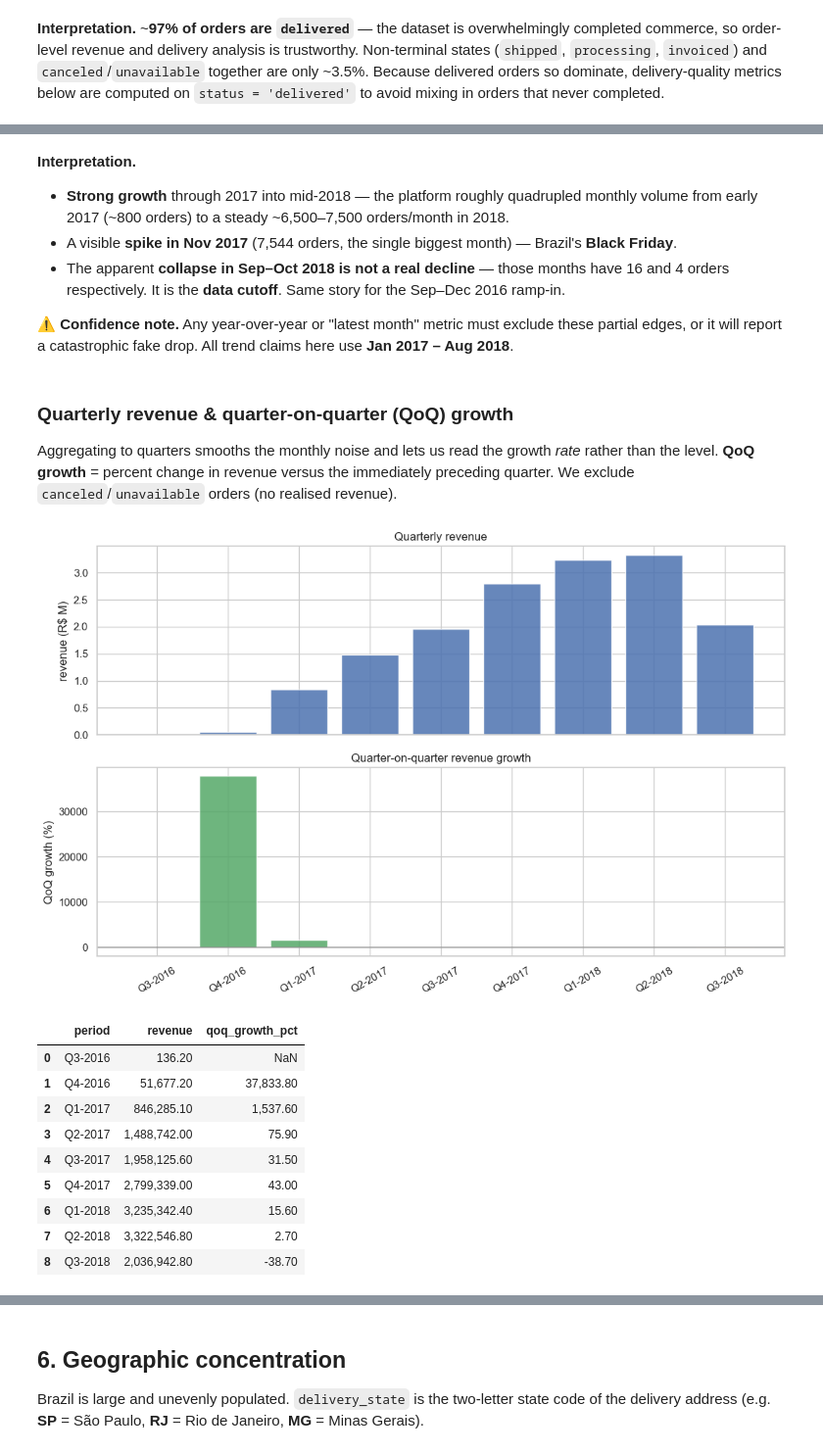
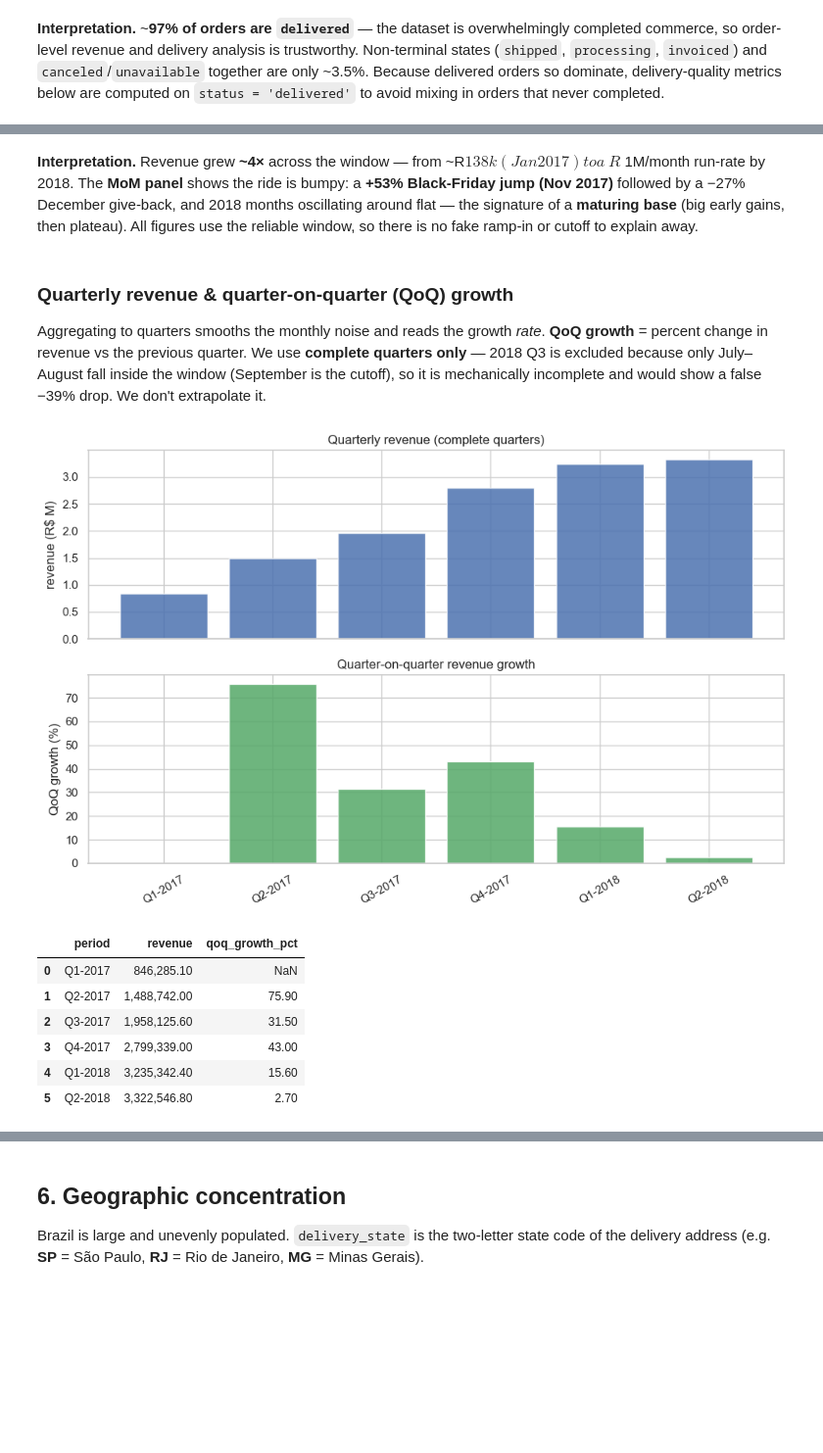
Before and after one commit to Darth0525/retail-platform-analytics, a Jupyter notebook: analysis/01_exploratory_analysis.ipynb, the cells around one changed output, grey strips where cells are left out. Shown at 98% size. Drawn from its saved outputs; the diff is of its cells as text; code cells hidden in the pictures; blank space fills up the shorter version.

```diff
--- a/analysis/01_exploratory_analysis.ipynb
+++ b/analysis/01_exploratory_analysis.ipynb
@@ -44,6 +48,6 @@ names (Snowflake returns them uppercase) so the analysis code stays readable.
 # %%
 import sys
-sys.path.insert(0, ".")  # db.py lives in the notebooks/ folder (this notebook's directory)
+sys.path.insert(0, ".")  # db.py sits alongside this notebook in the analysis/ folder
 
 import db
 import pandas as pd
@@ -63,6 +67,10 @@ def q(sql: str) -> pd.DataFrame:
     df.columns = df.columns.str.lower()
     return df
 
+# Reliable analysis window (see caveats). Dropped into every query via an f-string. The upper bound is
+# exclusive, so Sep 2018 onward and all of 2016 are excluded.
+WINDOW = "purchased_at >= '2017-01-01' and purchased_at < '2018-09-01'"
+
 print("Connected:")
 print(q("select current_database() as db, current_schema() as schema, current_warehouse() as wh").to_string(index=False))
 # %% [output]
@@ -125,9 +138,10 @@ demand. The reliable analysis window is **Jan 2017 → Aug 2018**.
 `status` records the terminal state of each order. This tells us how clean the dataset is and how
 much of it represents completed commerce.
 # %%
-status = q('''
+status = q(f'''
     select status, count(*) as orders
     from dev_marts.fct_orders
+    where {WINDOW}
     group by 1 order by 2 desc
 ''')
 status["pct"] = (100 * status["orders"] / status["orders"].sum()).round(2)
@@ -193,51 +213,45 @@ monthly.tail(6)
-# %% [markdown]
-**Interpretation.**
-- **Strong growth** through 2017 into mid-2018 — the platform roughly quadrupled monthly volume from
-  early 2017 (~800 orders) to a steady ~6,500–7,500 orders/month in 2018.
-- A visible **spike in Nov 2017** (7,544 orders, the single biggest month) — Brazil's **Black Friday**.
-- The apparent **collapse in Sep–Oct 2018 is not a real decline** — those months have 16 and 4 orders
-  respectively. It is the **data cutoff**. Same story for the Sep–Dec 2016 ramp-in.
-
-**⚠️ Confidence note.** Any year-over-year or "latest month" metric must exclude these partial edges,
-or it will report a catastrophic fake drop. All trend claims here use **Jan 2017 – Aug 2018**.
+# %% [markdown]
+**Interpretation.** Revenue grew **~4×** across the window — from ~R$138k (Jan 2017) to a
+~R$1M/month run-rate by 2018. The **MoM panel** shows the ride is bumpy: a **+53% Black-Friday jump
+(Nov 2017)** followed by a −27% December give-back, and 2018 months oscillating around flat — the
+signature of a **maturing base** (big early gains, then plateau). All figures use the reliable window,
+so there is no fake ramp-in or cutoff to explain away.
 # %% [markdown]
 ### Quarterly revenue & quarter-on-quarter (QoQ) growth
 
-Aggregating to quarters smooths the monthly noise and lets us read the growth *rate* rather than the
-level. **QoQ growth** = percent change in revenue versus the immediately preceding quarter. We exclude
-`canceled`/`unavailable` orders (no realised revenue).
+Aggregating to quarters smooths the monthly noise and reads the growth *rate*. **QoQ growth** = percent
+change in revenue vs the previous quarter. We use **complete quarters only** — 2018 Q3 is excluded
+because only July–August fall inside the window (September is the cutoff), so it is mechanically
+incomplete and would show a false −39% drop. We don't extrapolate it.
 # %%
 qoq = q('''
     select concat('Q', quarter(purchased_at), '-', year(purchased_at)) as period,
            year(purchased_at) as yr, quarter(purchased_at) as qtr,
            sum(total_payment_value) as revenue
     from dev_marts.fct_orders
     where status not in ('canceled', 'unavailable')
+      and purchased_at >= '2017-01-01' and purchased_at < '2018-07-01'   -- complete quarters only
     group by 1, 2, 3 order by 2, 3
 ''')
 qoq["qoq_growth_pct"] = qoq["revenue"].pct_change() * 100
 
-fig, (ax1, ax2) = plt.subplots(2, 1, figsize=(11, 7), sharex=True)
+fig, (ax1, ax2) = plt.subplots(2, 1, figsize=(10, 6.5), sharex=True)
 ax1.bar(qoq["period"], qoq["revenue"] / 1e6, color="#4C72B0", alpha=0.85)
-ax1.set_ylabel("revenue (R$ M)"); ax1.set_title("Quarterly revenue")
-
+ax1.set_ylabel("revenue (R$ M)"); ax1.set_title("Quarterly revenue (complete quarters)")
 g = qoq.dropna(subset=["qoq_growth_pct"])
 colors = ["#55A868" if v >= 0 else "#DD8452" for v in g["qoq_growth_pct"]]
 ax2.bar(g["period"], g["qoq_growth_pct"], color=colors, alpha=0.85)
 ax2.axhline(0, color="grey", lw=1)
 ax2.set_ylabel("QoQ growth (%)"); ax2.set_title("Quarter-on-quarter revenue growth")
 ax2.tick_params(axis="x", rotation=30)
 plt.tight_layout(); plt.show()
 qoq[["period", "revenue", "qoq_growth_pct"]].round(1)
 # %% [output]
-[figure, old version]
+[figure, new version]
 |  | period | revenue | qoq_growth_pct |
-| 0 | Q3-2016 | 136.20 | NaN |
-| 1 | Q4-2016 | 51,677.20 | 37,833.80 |
-| 2 | Q1-2017 | 846,285.10 | 1,537.60 |
-| 3 | Q2-2017 | 1,488,742.00 | 75.90 |
-| 4 | Q3-2017 | 1,958,125.60 | 31.50 |
-| 5 | Q4-2017 | 2,799,339.00 | 43.00 |
-| 6 | Q1-2018 | 3,235,342.40 | 15.60 |
-| 7 | Q2-2018 | 3,322,546.80 | 2.70 |
-| 8 | Q3-2018 | 2,036,942.80 | -38.70 |
+| 0 | Q1-2017 | 846,285.10 | NaN |
+| 1 | Q2-2017 | 1,488,742.00 | 75.90 |
+| 2 | Q3-2017 | 1,958,125.60 | 31.50 |
+| 3 | Q4-2017 | 2,799,339.00 | 43.00 |
+| 4 | Q1-2018 | 3,235,342.40 | 15.60 |
+| 5 | Q2-2018 | 3,322,546.80 | 2.70 |
```
Also changed, not shown: parts of 47 cells of this notebook.
